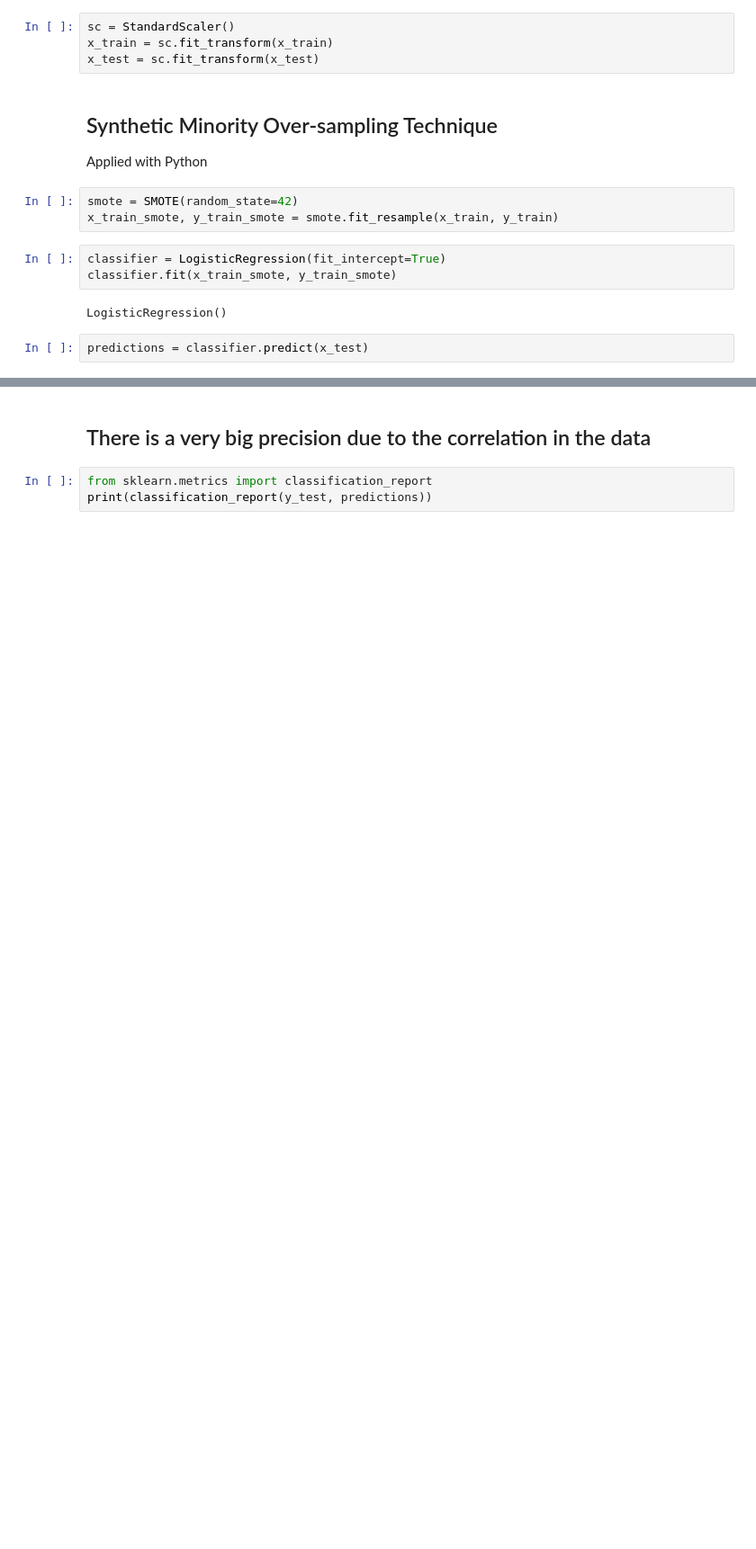
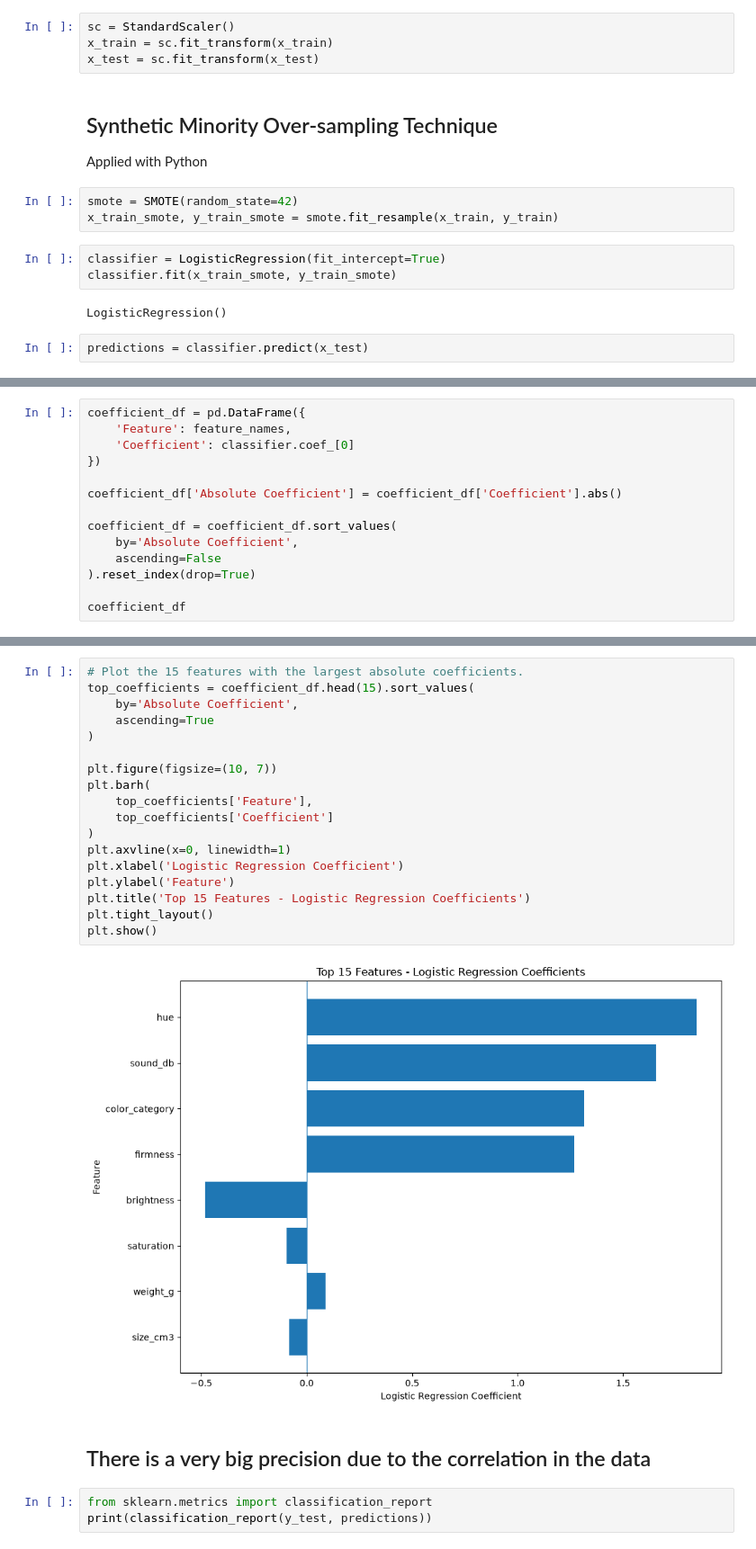
Before and after one commit to miguelestradam3/avocados_ripeness, a Jupyter notebook: main.ipynb, the cells around one changed output, grey strips where cells are left out. Shown at 90% size. Saved outputs shown, nothing was run; the diff lists cells and outputs as text; blank space fills up the shorter version.

```diff
--- a/main.ipynb
+++ b/main.ipynb
@@ -125,0 +195,14 @@ sns.heatmap(cm, annot=True)
+# %%
+coefficient_df = pd.DataFrame({
+    'Feature': feature_names,
+    'Coefficient': classifier.coef_[0]
+})
+
+coefficient_df['Absolute Coefficient'] = coefficient_df['Coefficient'].abs()
+
+coefficient_df = coefficient_df.sort_values(
+    by='Absolute Coefficient',
+    ascending=False
+).reset_index(drop=True)
+
+coefficient_df
@@ -126,3 +219,23 @@ sns.heatmap(cm, annot=True)
+# %%
+# Plot the 15 features with the largest absolute coefficients.
+top_coefficients = coefficient_df.head(15).sort_values(
+    by='Absolute Coefficient',
+    ascending=True
+)
+
+plt.figure(figsize=(10, 7))
+plt.barh(
+    top_coefficients['Feature'],
+    top_coefficients['Coefficient']
+)
+plt.axvline(x=0, linewidth=1)
+plt.xlabel('Logistic Regression Coefficient')
+plt.ylabel('Feature')
+plt.title('Top 15 Features - Logistic Regression Coefficients')
+plt.tight_layout()
+plt.show()
+# %% [output]
+[figure, added]
 # %% [markdown]
 ## There is a very big precision due to the correlation in the data
 # %%
```
Also changed, not shown: parts of 14 cells of this notebook.
